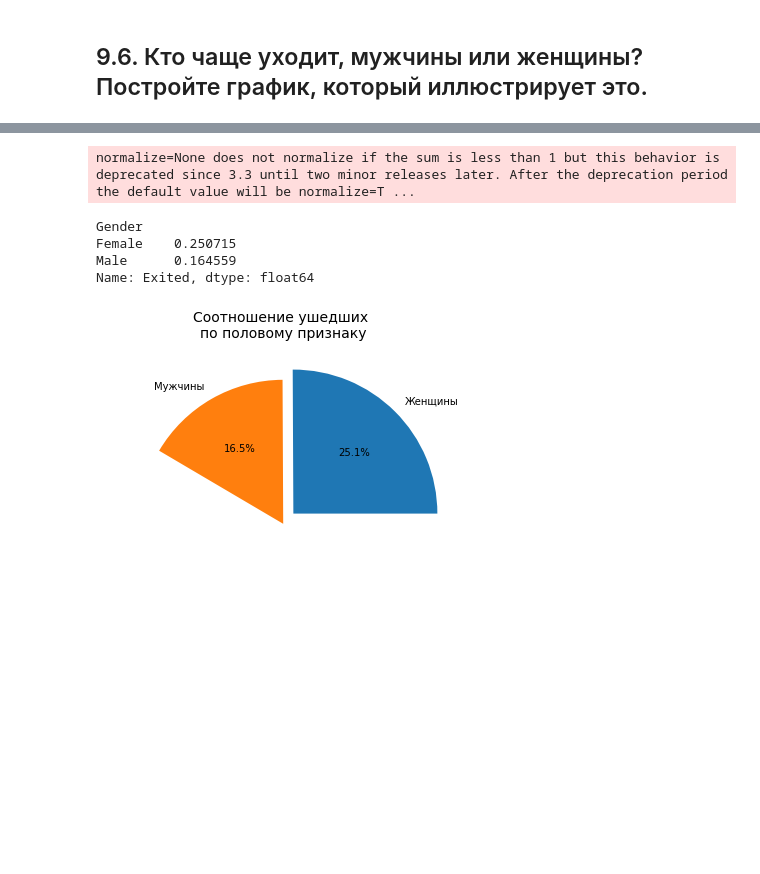
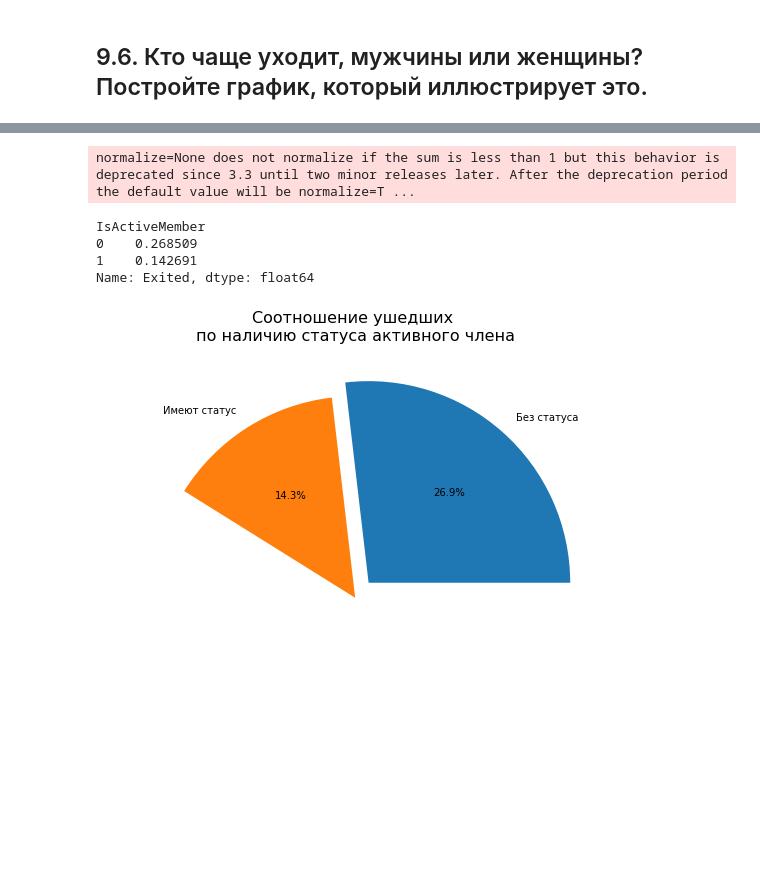
Before and after one commit to Sphexxx/sf_data_science, a Jupyter notebook: PY_13_Визуализация/Проект_визуализация.ipynb, the cells around one changed output, grey strips where cells are left out. Cells and saved outputs as stored; diff of their text form; code cells hidden in the pictures; blank space fills up the shorter version.

```diff
--- a/PY_13_Визуализация/Проект_визуализация.ipynb
+++ b/PY_13_Визуализация/Проект_визуализация.ipynb
@@ -136,21 +173,21 @@ fig.show()
 # %%
-exited_by_gender = churn_df.groupby('Gender')['Exited'].agg('mean')
+exited_by_active_status = churn_df.groupby('IsActiveMember')['Exited'].agg('mean')
 
-fig = plt.figure(figsize=(5, 5))
+fig = plt.figure(figsize=(7, 7))
 axes = fig.add_axes([0, 0, 1, 1])
 axes.pie(
-    exited_by_gender,
-    labels = ['Женщины', 'Мужчины'],
-    autopct = '%.1f%%',
+    exited_by_active_status,
+    labels = ['Без статуса', 'Имеют статус'],
+    autopct ='%.1f%%',
     explode = [0.1, 0],
 );
 
-axes.set_title(u'Cоотношение ушедших \nпо половому признаку', fontsize=14)
-exited_by_gender
+axes.set_title(u'Cоотношение ушедших \nпо наличию статуса активного члена', fontsize=16)
+exited_by_active_status
 # %% [output]
 normalize=None does not normalize if the sum is less than 1 but this behavior is deprecated since 3.3 until two minor releases later. After the deprecation period the default value will be normalize=T ...
-Gender
-Female    0.250715
-Male      0.164559
+IsActiveMember
+0    0.268509
+1    0.142691
 Name: Exited, dtype: float64
-[figure, old version]
+[figure, new version]
```
Also changed, not shown: parts of 15 cells of this notebook, 2 other files.
